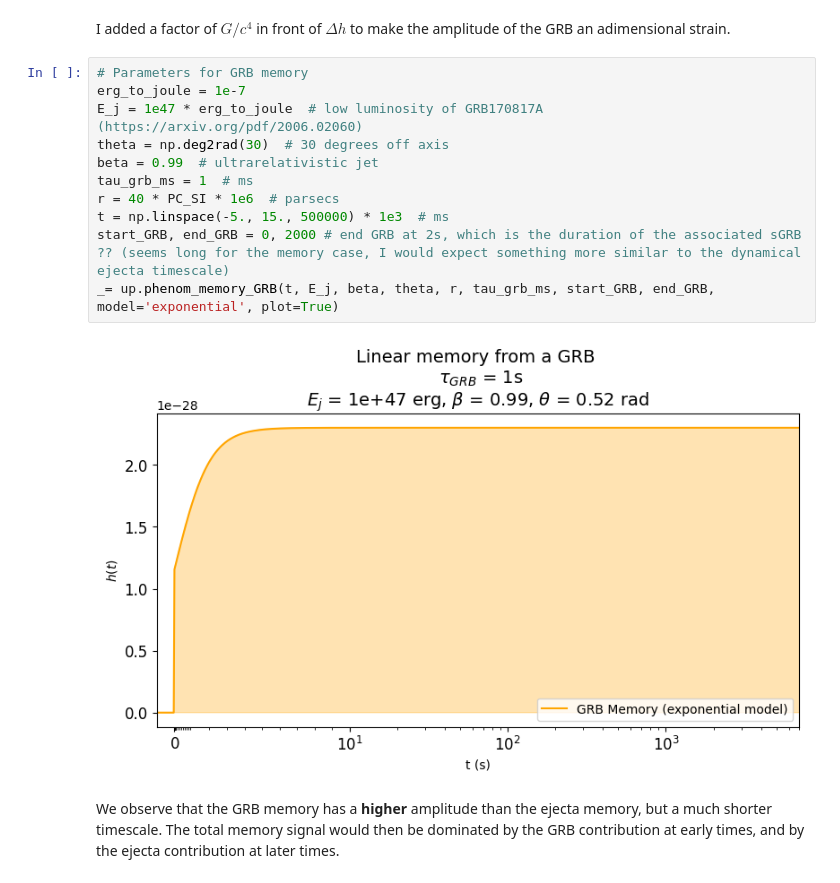
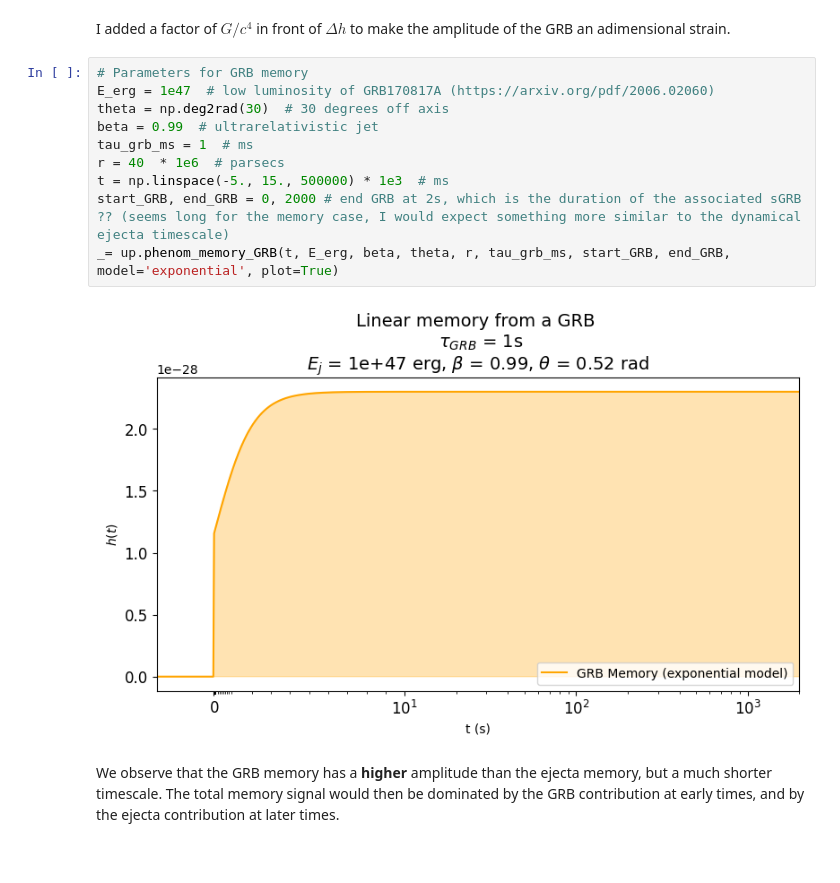
Before and after one commit to ThomasBastro/Memory_effect, a Jupyter notebook: Memory_Lopez/phenom_model.ipynb, the cells around one changed output. Drawn from its saved outputs; the diff is of its cells as text.

```diff
--- a/Memory_Lopez/phenom_model.ipynb
+++ b/Memory_Lopez/phenom_model.ipynb
@@ -120,17 +139,16 @@ Does the factor 2 is related to the fact that there are 2 jets (forward and back
 I added a factor of $G/c^4$ in front of $\Delta h$ to make the amplitude of the GRB an adimensional strain.
 # %%
 # Parameters for GRB memory
-erg_to_joule = 1e-7
-E_j = 1e47 * erg_to_joule  # low luminosity of GRB170817A (https://arxiv.org/pdf/2006.02060)
+E_erg = 1e47  # low luminosity of GRB170817A (https://arxiv.org/pdf/2006.02060)
 theta = np.deg2rad(30)  # 30 degrees off axis
 beta = 0.99  # ultrarelativistic jet
 tau_grb_ms = 1  # ms
-r = 40 * PC_SI * 1e6  # parsecs
+r = 40  * 1e6  # parsecs
 t = np.linspace(-5., 15., 500000) * 1e3  # ms
 start_GRB, end_GRB = 0, 2000 # end GRB at 2s, which is the duration of the associated sGRB ?? (seems long for the memory case, I would expect something more similar to the dynamical ejecta timescale)
-_= up.phenom_memory_GRB(t, E_j, beta, theta, r, tau_grb_ms, start_GRB, end_GRB, model='exponential', plot=True)
+_= up.phenom_memory_GRB(t, E_erg, beta, theta, r, tau_grb_ms, start_GRB, end_GRB, model='exponential', plot=True)
 # %% [output]
-[figure, old version]
+[figure, new version]
 # %% [markdown]
 We observe that the GRB memory has a **higher** amplitude than the ejecta memory, but a much shorter timescale. The total memory signal would then be dominated by the GRB contribution at early times, and by the ejecta contribution at later times.
 # %% [markdown]
```
Also changed, not shown: parts of 27 cells of this notebook, 34 other files.
